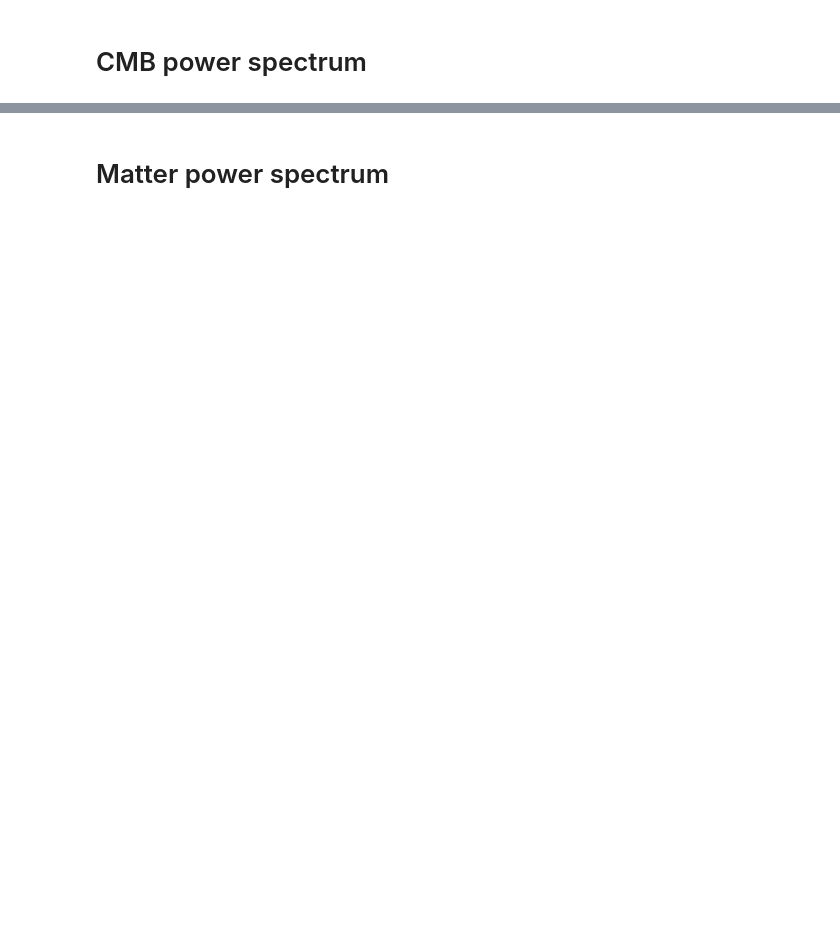
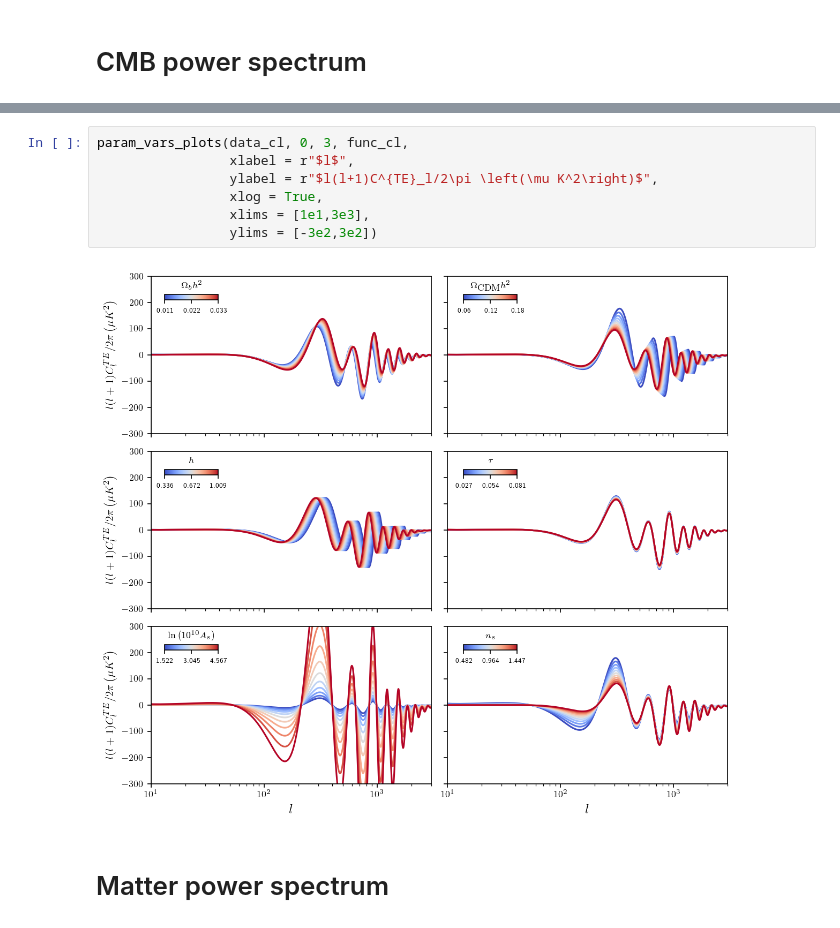
Before and after one commit to ChavezUriel/CosmoProj2, a Jupyter notebook: plots.ipynb, the cells around one changed output, grey strips where cells are left out. Drawn from its saved outputs; the diff is of its cells as text; blank space fills up the shorter version.

```diff
--- a/plots.ipynb
+++ b/plots.ipynb
@@ -72,2 +139,11 @@ Text(0.5, 0, '$l$')
+# %%
+param_vars_plots(data_cl, 0, 3, func_cl,
+                 xlabel = r"$l$",
+                 ylabel = r"$l(l+1)C^{TE}_l/2\pi \left(\mu K^2\right)$",
+                 xlog = True,
+                 xlims = [1e1,3e3],
+                 ylims = [-3e2,3e2])
+# %% [output]
+[figure, added]
 # %% [markdown]
 # Matter power spectrum
```
Also changed, not shown: parts of 13 cells of this notebook, 1 other file.
